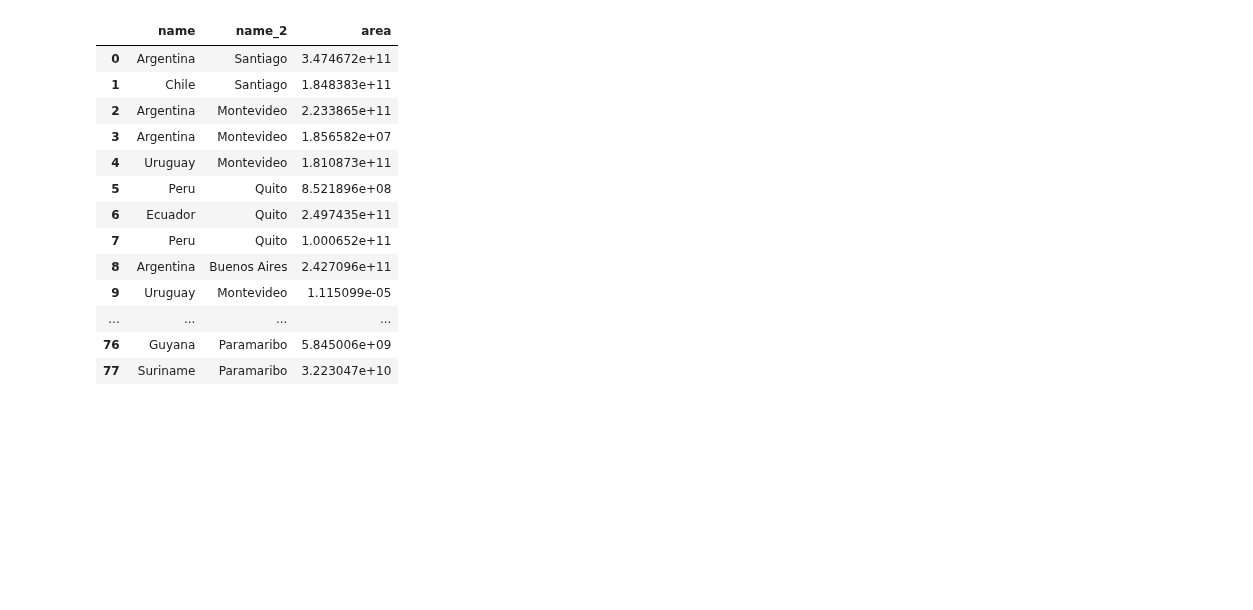
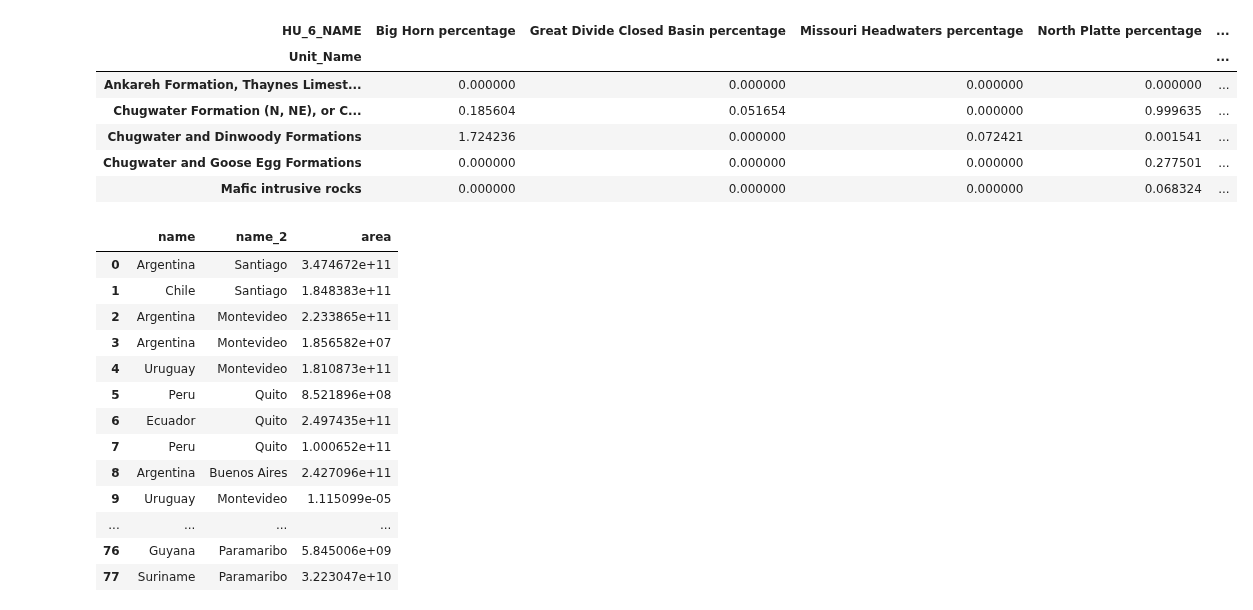
Before and after one commit to jessepisel/criticalandstrategic, a Jupyter notebook: Critical and strategic database building.ipynb, the cells around one changed output. Saved outputs shown, nothing was run; the diff lists cells and outputs as text; code cells hidden in the pictures; blank space fills up the shorter version.

```diff
--- a/Critical and strategic database building.ipynb
+++ b/Critical and strategic database building.ipynb
@@ -97,3 +96,13 @@ for i in range(len(huc8)):
+# %%
+test1.iloc[0:,int(np.shape(test1)[1]/2):].fillna(0)
+# %% [output]
+| HU_6_NAME | Big Horn percentage | Great Divide Closed Basin percentage | Missouri Headwaters percentage | North Platte percentage | ... |
+| Unit_Name |  |  |  |  | ... |
+| Ankareh Formation, Thaynes Limest... | 0.000000 | 0.000000 | 0.000000 | 0.000000 | ... |
+| Chugwater Formation (N, NE), or C... | 0.185604 | 0.051654 | 0.000000 | 0.999635 | ... |
+| Chugwater and Dinwoody Formations | 1.724236 | 0.000000 | 0.072421 | 0.001541 | ... |
+| Chugwater and Goose Egg Formations | 0.000000 | 0.000000 | 0.000000 | 0.277501 | ... |
+| Mafic intrusive rocks | 0.000000 | 0.000000 | 0.000000 | 0.068324 | ... |
 # %%
 world = gpd.read_file(gpd.datasets.get_path('naturalearth_lowres'))
 
```
Also changed, not shown: parts of 23 cells of this notebook.
